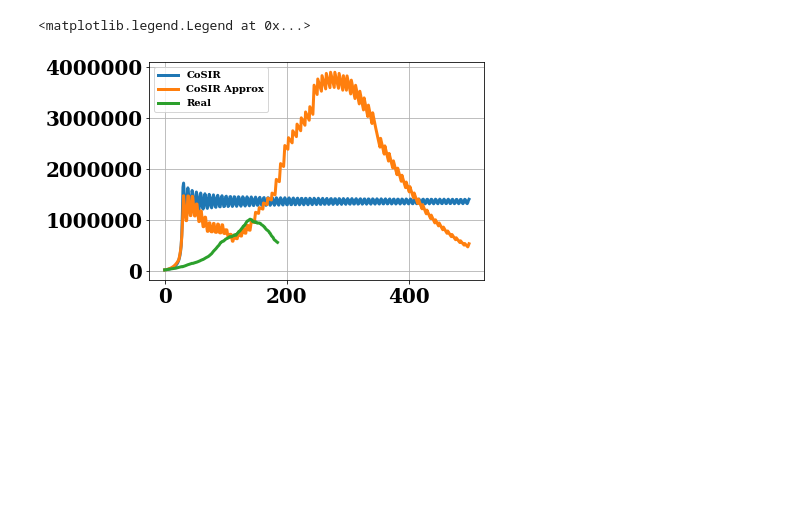
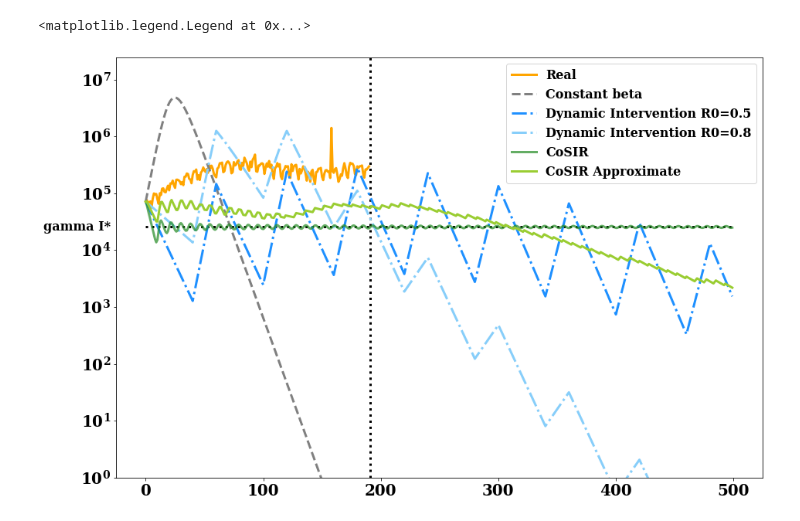
Before and after one commit to dsindiavscovid/CoSIR, a Jupyter notebook: baselines.ipynb, the cells around one changed output. Saved outputs shown, nothing was run; the diff lists cells and outputs as text; code cells hidden in the pictures; blank space fills up the shorter version.

```diff
--- a/baselines.ipynb
+++ b/baselines.ipynb
@@ -48,8 +61,8 @@ R_relaxation = 2.2
 beta_relaxation = R_relaxation*gamma
 beta_dI_h = []
 beta_dI_l = []
-T_intervention = 60
-T_relaxation = 30
+T_intervention = 40
+T_relaxation = 20
 temp = 0
 while temp < tsteps:
     if(temp+T_intervention>=tsteps):
@@ -73,9 +86,6 @@ plt.plot(t, beta_dI_l)
 # %%
-# sigma = 1/5.
-# epsilon = 1/5.
-# S, E, I, R = solve_discrete_SEIR((S0, 1*I0, I0, R0), 2*gamma, gamma, sigma, N, tsteps, delta_t=delta_t)
 S_dI_h, I_dI_h, R_dI_h = solve_discrete_sir((S0, I0, R0), beta_dI_h, gamma, N, tsteps, delta_t=delta_t)
 S_dI_l, I_dI_l, R_dI_l = solve_discrete_sir((S0, I0, R0), beta_dI_l, gamma, N, tsteps, delta_t=delta_t)
-# S, E, I, H, R = solve_discrete_SEIHR((S0, 100, I0, 0, R0), beta, gamma, sigma, epsilon, N, tsteps, delta_t=delta_t)
+
+beta_cons = 2.2*gamma
+S_cons, I_cons, R_cons = solve_discrete_sir((S0, I0, R0), beta_cons, gamma, N, tsteps, delta_t=delta_t)
-# %%
-S_cons, I_cons, R_cons = solve_discrete_sir((S0, I0, R0), 2.2*gamma, gamma, N, tsteps, delta_t=delta_t)
@@ -163,7 +132,3 @@ loss_function = lambda x,y: (x-y)**2
 beta_approx = find_approximation(beta_ideal, klevels, loss_function)
 # %%
 S_approx, I_approx, R_approx = solve_discrete_sir((S0, I0, R0), beta_approx, gamma, N, tsteps, delta_t=delta_t)
-# %%
-df = pd.read_csv('./india_case_counts.csv')
-I_real = df.iloc[91:]['Active Infections']
-deltaI_real = df.iloc[91:]['Daily Confirmed']
@@ -186,18 +135,50 @@ df
 # %%
-plt.grid()
+# plt.figure(figsize = (15, 10))
+# plt.grid()
 # plt.yscale("log")
 # plt.ylim([1, 1e+9])
 # plt.yticks([1, 10, 100, 1000, 1e+4, 1e+5, 1e+6, 1e+7, 1e+8])
-# plt.plot(t, S, label="CoSIR")
-# plt.plot(t, S_approx, label="CoSIR Approx")
-# plt.plot(t, S_dI, label = "Dynamic Intervention")
-plt.plot(t, I_ideal, label="CoSIR")
-plt.plot(t, I_approx, label="CoSIR Approx")
-# plt.plot(t, I_cons, label= r'Constant \beta')
-# plt.plot(t, I_dI, label = "Dynamic Intervention")
-plt.plot(range(len(I_real)), I_real, label = "Real")
-plt.legend(prop={'size': 10})
-# plt.plot(t, R)
+# # plt.plot(t, S, label="CoSIR")
+# # plt.plot(t, S_approx, label="CoSIR Approx")
+# # plt.plot(t, S_dI, label = "Dynamic Intervention")
+# plt.plot(t, I_ideal*gamma, label="CoSIR")
+# plt.plot(t, I_approx*gamma, label="CoSIR Approx")
+# plt.plot(t, I_cons*gamma, label= r'Constant \beta')
+# plt.plot(t, I_dI_h*gamma, label = "Dynamic Intervention R = 0.8")
+# plt.plot(t, I_dI_l*gamma, label = "Dynamic Intervention R = 0.5")
+# plt.axhline(y=Istar*gamma, linestyle = '--', color = 'black')
+# plt.axvline(x = len(deltaI_real), linestyle = '--')
+# plt.plot(range(len(deltaI_real)), deltaI_real*50, label = "Real")
+# plt.legend()
+# # plt.plot(t, R)
+
+
+import matplotlib.transforms as transforms
+fig, ax = plt.subplots(figsize=(15,10))
+plt.yscale('log')
+plt.ylim(top=np.max(I_cons)*1.01, bottom=1)
+plt.tick_params(axis='y', which='minor', left=False, right=False)
+
+
+plt.hlines(y=Istar*gamma, xmin=0, xmax=500, linestyles='dotted')
+plt.axvline(x=len(deltaI_real), ls=':', color='black')
+
+trans = transforms.blended_transform_factory(ax.get_yticklabels()[0].get_transform(), ax.transData)
+ax.text(0, Istar*gamma, 'gamma I*', color="black", transform=trans, ha="right", va="center")
+
+trans = transforms.blended_transform_factory(ax.get_xticklabels()[0].get_transform(), ax.transData)
+
+ax.plot(range(len(deltaI_real)), deltaI_real*underreporting_factor, '-', label='Real', color='orange')
+
+ax.plot(t, I_cons*gamma, label='Constant beta', ls='--', color='grey')
+
+ax.plot(t, I_dI_l*gamma, label='Dynamic Intervention R0=0.5', ls='-.', color='dodgerblue')
+ax.plot(t, I_dI_h*gamma, label='Dynamic Intervention R0=0.8', ls='-.', color='lightskyblue')
+
+ax.plot(t, I_ideal*gamma, '-', alpha=0.7, label='CoSIR', color='forestgreen')
+ax.plot(t, I_approx*gamma, '-', label='CoSIR Approximate', color='yellowgreen')
+
+plt.legend()
 # %% [output]
 <matplotlib.legend.Legend at 0x...>
-[figure, old version]
+[figure, new version]
```
Also changed, not shown: parts of 27 cells of this notebook, 6 other files.
